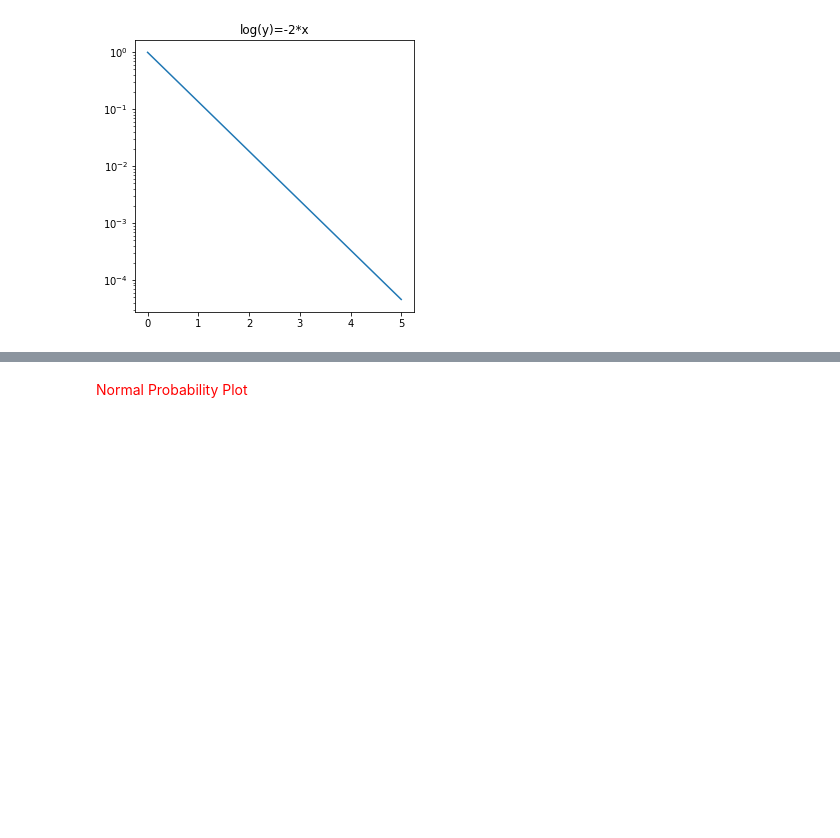
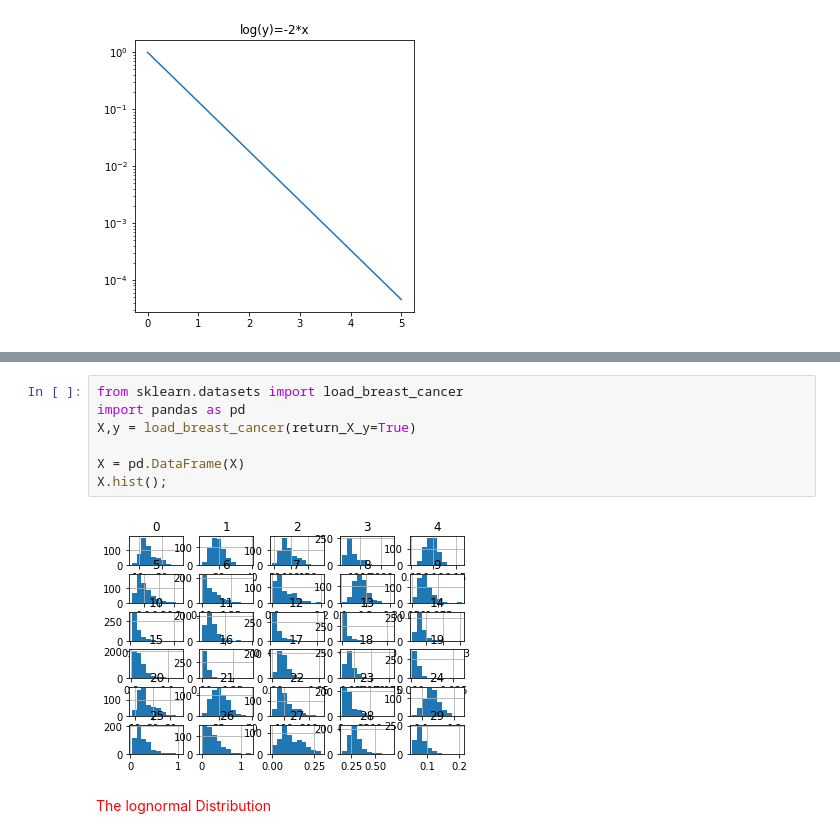
Before and after one commit to felipesveiga/Think-Stats, a Jupyter notebook: Chapter 5/think_stats5.ipynb, the cells around one changed output, grey strips where cells are left out. Saved outputs shown, nothing was run; the diff lists cells and outputs as text; blank space fills up the shorter version.

```diff
--- a/Chapter 5/think_stats5.ipynb
+++ b/Chapter 5/think_stats5.ipynb
@@ -62,2 +99,11 @@ Text(0.5, 1.0, 'mu=5; sigma=1.3')
+# %%
+from sklearn.datasets import load_breast_cancer
+import pandas as pd
+X,y = load_breast_cancer(return_X_y=True)
+
+X = pd.DataFrame(X)
+X.hist();
+# %% [output]
+[figure, added]
 # %% [markdown]
-<p style='color:red'> Normal Probability Plot</p>
+<p style='color:red'> The lognormal Distribution</p>
```
Also changed, not shown: parts of 4 cells of this notebook.
